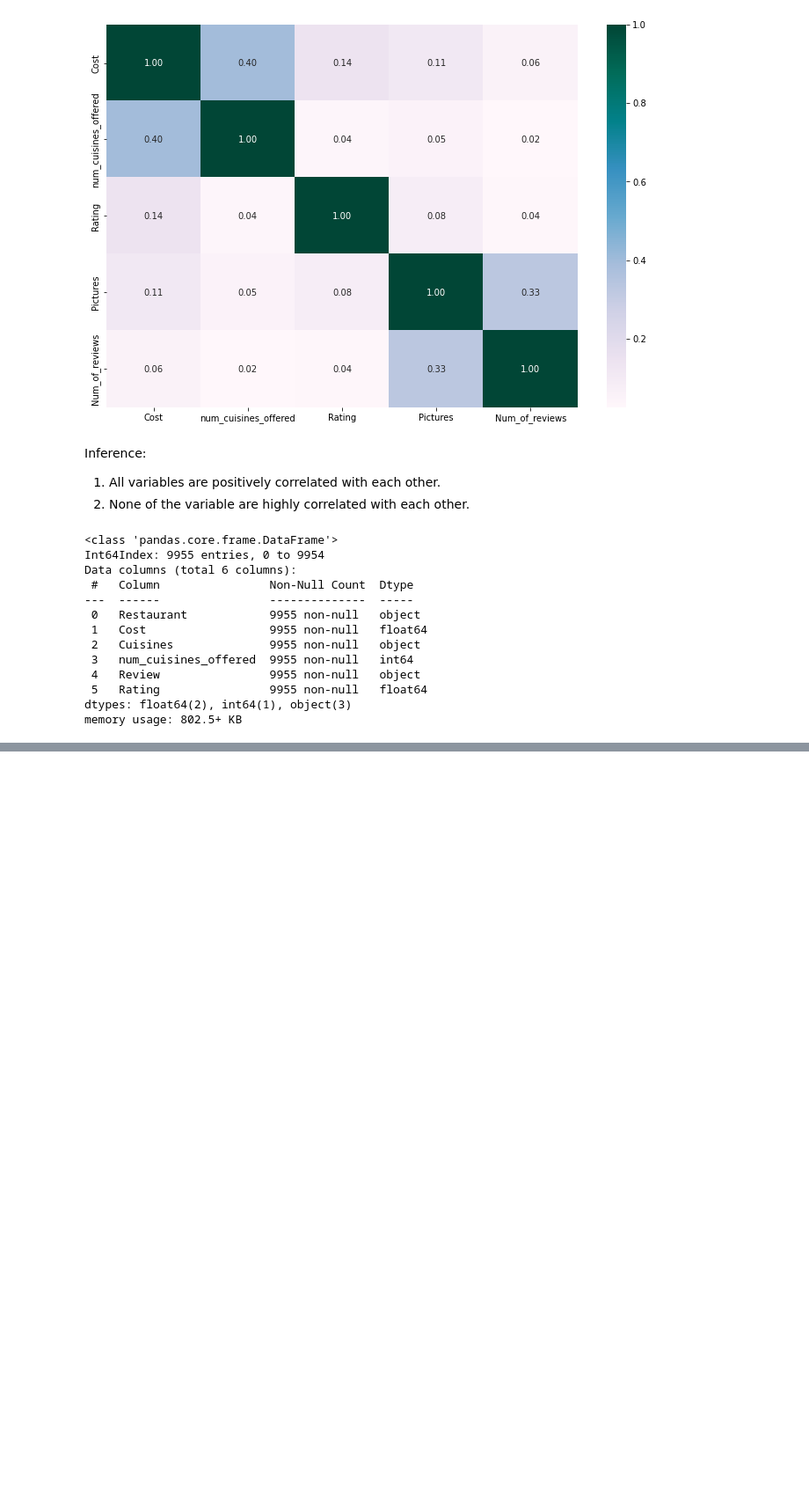
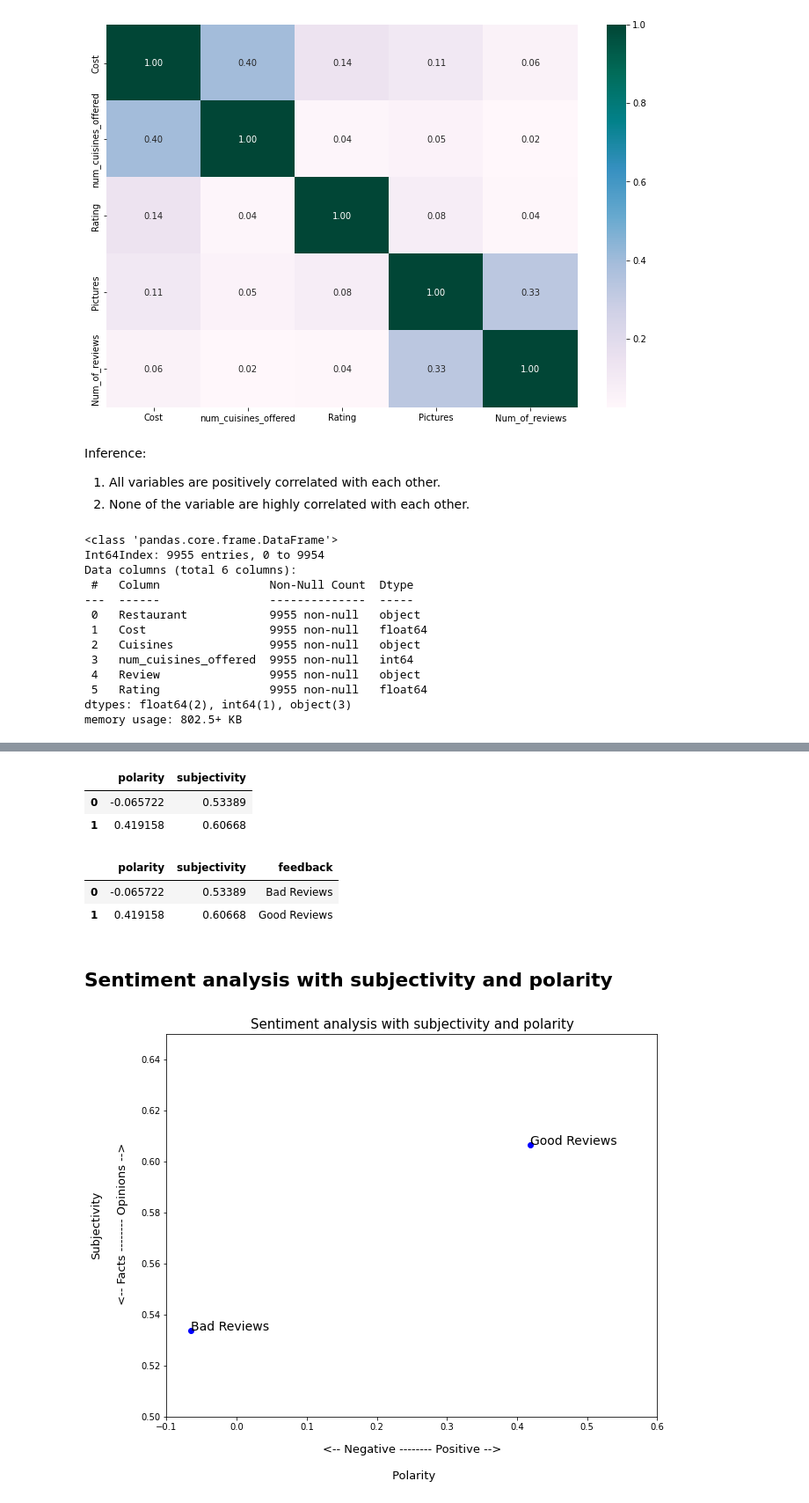
Before and after one commit to Akshadanair/Zomato-Restaurant-Clustering-and-Sentiment-Analysis, a Jupyter notebook: Zomato_Restaurant_Clustering_and_Sentiment_Analysis.ipynb, the cells around one changed output, grey strips where cells are left out. Shown at 88% size. Saved outputs shown, nothing was run; the diff lists cells and outputs as text; code cells hidden in the pictures; blank space fills up the shorter version.

```diff
--- a/Zomato_Restaurant_Clustering_and_Sentiment_Analysis.ipynb
+++ b/Zomato_Restaurant_Clustering_and_Sentiment_Analysis.ipynb
@@ -1579,0 +1986,7 @@ memory usage: 802.5+ KB
+# %%
+#creating a binary column of 'good_reviews'
+zomato_df["good_reviews"] = zomato_df["Rating"].apply(lambda score: 1 if score >= 4 else 0)
+# %%
+#creating column for polarity and subjectivity of review
+zomato_df['polarity'] = zomato_df['review'].apply(lambda x: TextBlob(x).sentiment.polarity).round(2)
+zomato_df['subjectivity'] = zomato_df['review'].apply(lambda x: TextBlob(x).sentiment.subjectivity).round(2)
@@ -1579,0 +2013,49 @@ memory usage: 802.5+ KB
+# %%
+#creating an empty dataframe to store mean polarity and subjectivity values
+good_review_df = pd.DataFrame()
+
+#storing mean polarity and subjectivity values in good_review_df
+for i in range(2):
+    good_review_df.loc[i, 'polarity'] = zomato_df.loc[zomato_df['good_reviews'] == i].polarity.mean()
+    good_review_df.loc[i, 'subjectivity'] = zomato_df.loc[zomato_df['good_reviews'] == i].subjectivity.mean()
+
+#displaying good_review_df
+good_review_df
+# %% [output]
+|  | polarity | subjectivity |
+| 0 | -0.065722 | 0.53389 |
+| 1 | 0.419158 | 0.60668 |
+# %%
+#creating a column for feedback with good and bad reviews
+good_review_df['feedback'] = good_review_df.index
+good_review_df['feedback'] = good_review_df.feedback.map({0 : 'Bad Reviews',
+                                                          1 : 'Good Reviews'})
+
+#displaying good_review_df
+good_review_df
+# %% [output]
+|  | polarity | subjectivity | feedback |
+| 0 | -0.065722 | 0.53389 | Bad Reviews |
+| 1 | 0.419158 | 0.60668 | Good Reviews |
+# %% [markdown]
+## **Sentiment analysis with subjectivity and polarity**
+# %%
+#setting figure size
+plt.figure(figsize=(10, 8))
+
+#text with scatter plot to display sentiment analysis with subjectivity and polarity
+for index in good_review_df.index:
+    x = good_review_df['polarity'].loc[index]
+    y = good_review_df['subjectivity'].loc[index]
+    plt.scatter(x, y, color = 'blue')
+    plt.text(x, y, s = good_review_df['feedback'][index], fontsize = 14)
+    plt.xlim(-0.1, 0.6)
+    plt.ylim(0.5, 0.65)
+
+#To display the x label, y label and title of the line chart
+plt.xlabel('<-- Negative -------- Positive -->\n \n Polarity', labelpad=14, fontsize=13)
+plt.ylabel('Subjectivity\n \n <-- Facts -------- Opinions -->', labelpad=14, fontsize=13)
+plt.title('Sentiment analysis with subjectivity and polarity', fontsize = 15)
+plt.show()
+# %% [output]
+[figure, added]
```
Also changed, not shown: parts of 80 cells of this notebook.
